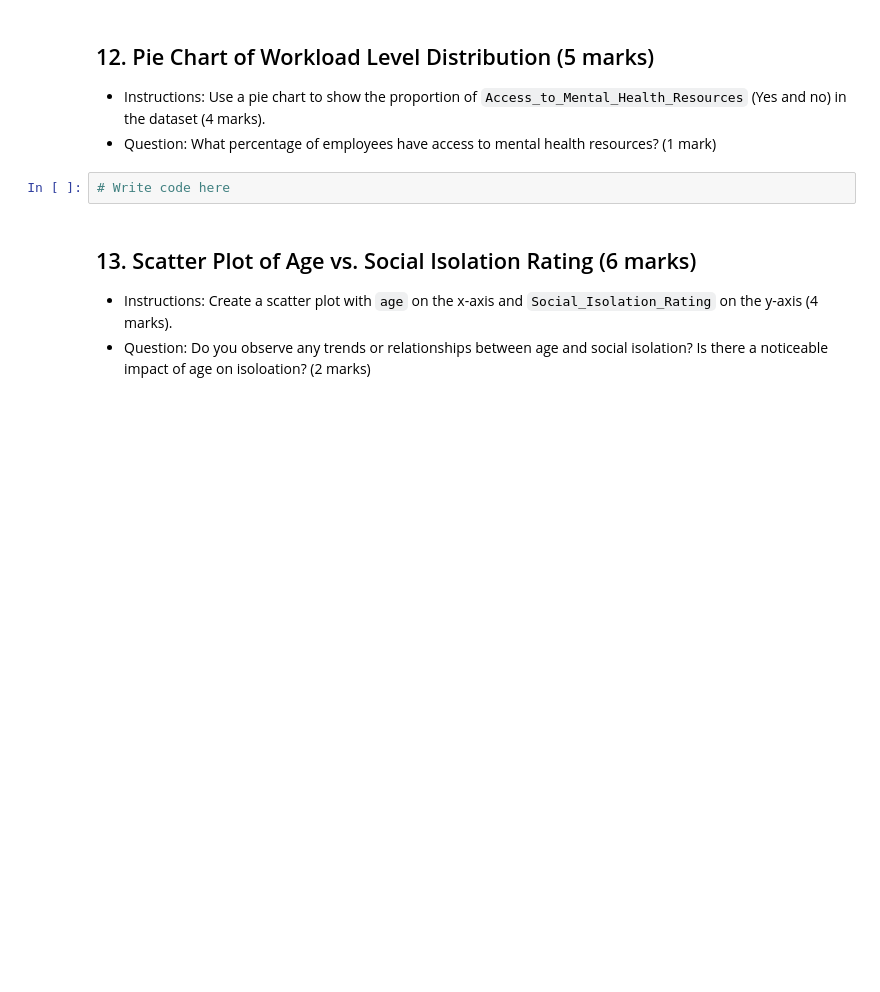
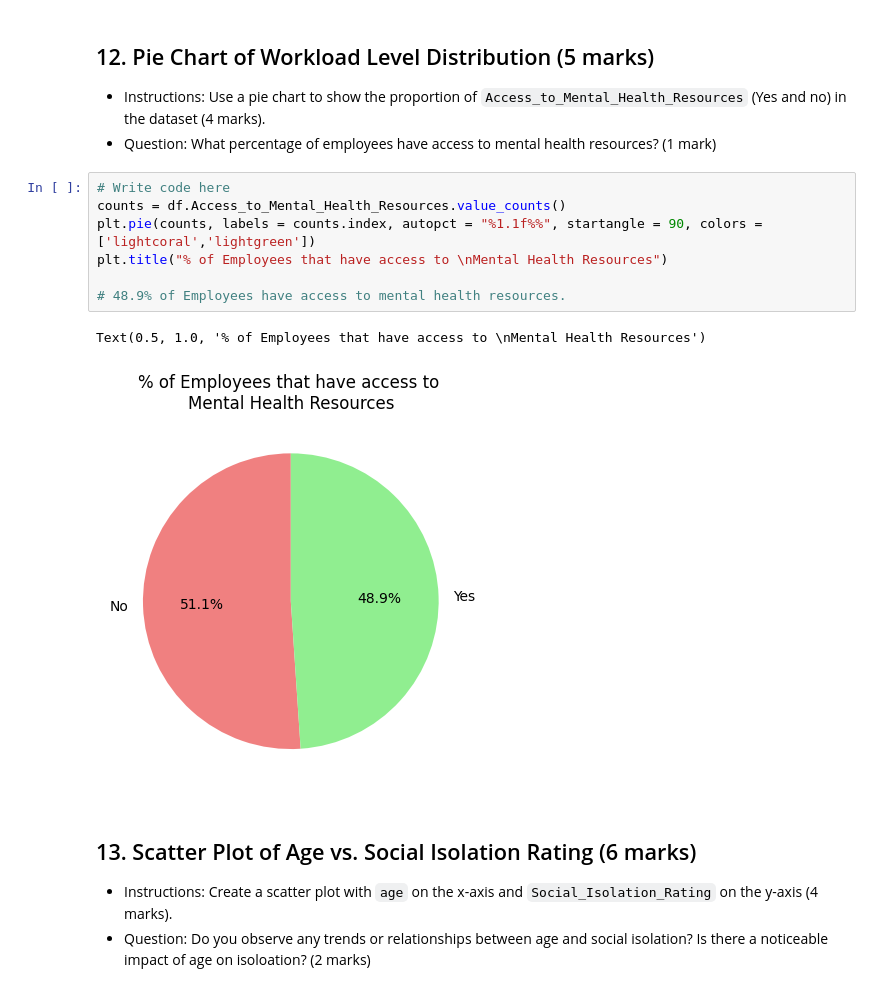
Before and after one commit to Sha-k1/Data-Analytics-Python, a Jupyter notebook: Assessment/Data_Analytics_with_Python_Assessment.ipynb, the cells around one changed output. Saved outputs shown, nothing was run; the diff lists cells and outputs as text; blank space fills up the shorter version.

```diff
--- a/Assessment/Data_Analytics_with_Python_Assessment.ipynb
+++ b/Assessment/Data_Analytics_with_Python_Assessment.ipynb
@@ -376,8 +376,16 @@ Text(0.5, 1.0, 'Bar grpagh of Work Life balance avg. of each Job role')
 ## 12. Pie Chart of Workload Level Distribution (5 marks)
 - Instructions: Use a pie chart to show the proportion of `Access_to_Mental_Health_Resources` (Yes and no) in the dataset (4 marks).
 - Question: What percentage of employees have access to mental health resources? (1 mark)
-# %%
-# Write code here
+# %%
+# Write code here
+counts = df.Access_to_Mental_Health_Resources.value_counts()
+plt.pie(counts, labels = counts.index, autopct = "%1.1f%%", startangle = 90, colors = ['lightcoral','lightgreen'])
+plt.title("% of Employees that have access to \nMental Health Resources")
+
+# 48.9% of Employees have access to mental health resources.
+# %% [output]
+Text(0.5, 1.0, '% of Employees that have access to \nMental Health Resources')
+[figure, added]
 # %% [markdown]
 ## 13. Scatter Plot of Age vs. Social Isolation Rating (6 marks)
 - Instructions: Create a scatter plot with `age` on the x-axis and `Social_Isolation_Rating` on the y-axis (4 marks).
```
